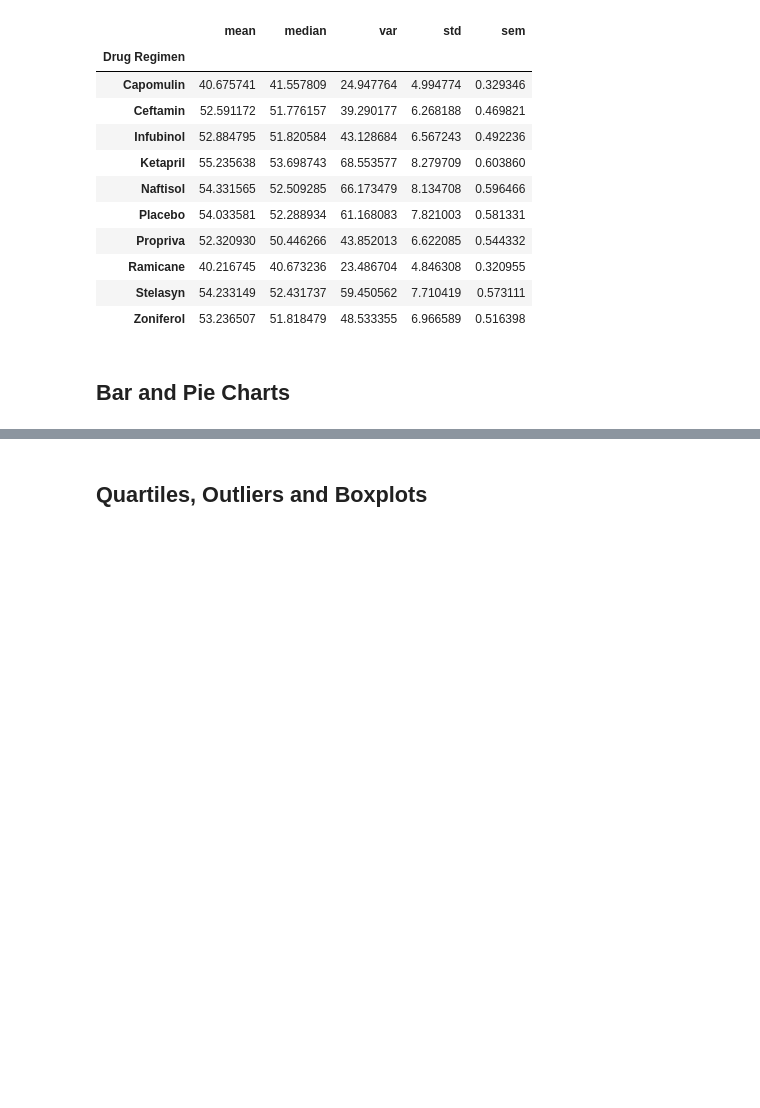
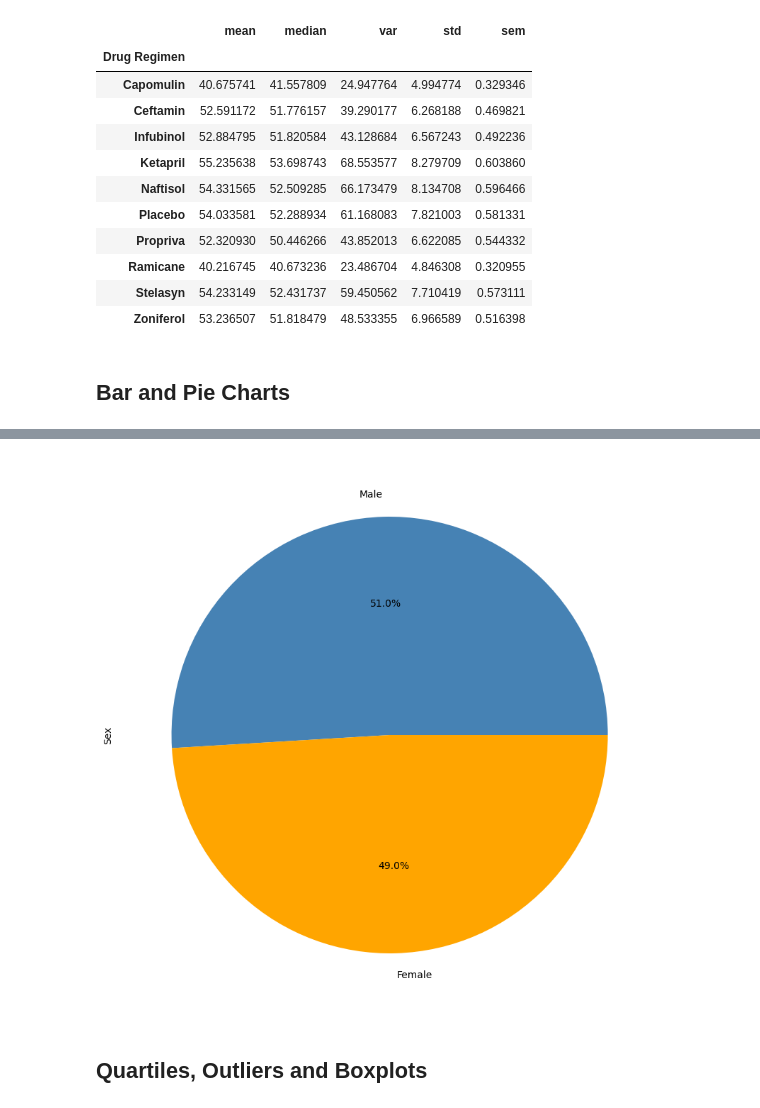
Before and after one commit to vara-co/Matplotlib-challenge, a Jupyter notebook: Pymaceuticals/pymaceuticals_starterLMVS.ipynb, the cells around one changed output, grey strips where cells are left out. Saved outputs shown, nothing was run; the diff lists cells and outputs as text; code cells hidden in the pictures; blank space fills up the shorter version.

```diff
--- a/Pymaceuticals/pymaceuticals_starterLMVS.ipynb
+++ b/Pymaceuticals/pymaceuticals_starterLMVS.ipynb
@@ -190,3 +237,18 @@ summary_stats
+# %%
+# Generate a pie plot showing the distribution of female versus male mice using pyplot
+#Since we already groupedby for the previous chart, using the same values:
+
+# Create a pie plot using Pyplot
+plt.figure(figsize=(10, 10))
+plt.pie(s_distribution, labels=s_distribution.index, autopct='%1.1f%%', colors=['SteelBlue', 'orange'])
+
+# Set the Y label
+plt.ylabel('Sex')
+
+# Show the plot
+plt.show()
+# %% [output]
+[figure, added]
 # %% [markdown]
 ## Quartiles, Outliers and Boxplots
 # %%
```
Also changed, not shown: parts of 6 cells of this notebook.
